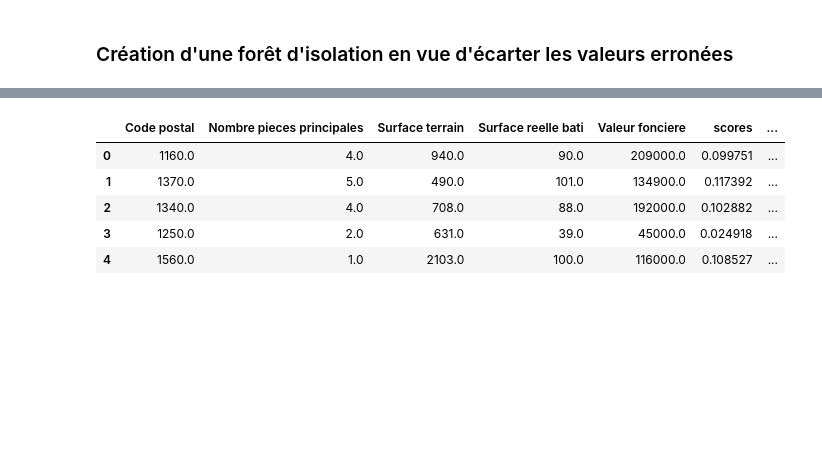
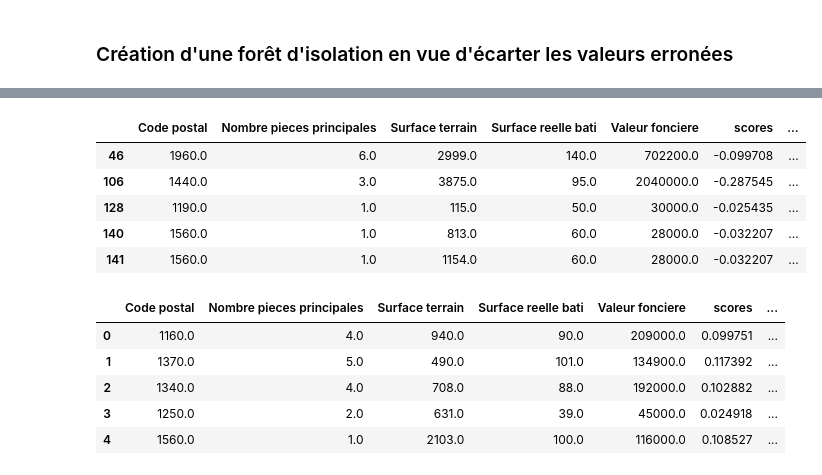
Before and after one commit to Twizzle1997/Immothep, a Jupyter notebook: notebook.ipynb, the cells around one changed output, grey strips where cells are left out. Cells and saved outputs as stored; diff of their text form; code cells hidden in the pictures; blank space fills up the shorter version.

Commit message:
[UPDATE] Isolation forest en méthode de classe, IF sur les appartements et nettoyage du notebook

```diff
--- a/notebook.ipynb
+++ b/notebook.ipynb
@@ -215 +185,11 @@ anomaly.head()
+# %%
+anomaly = predictor.isolationforest(maisons2019)
+anomaly.head()
+# %% [output]
+|  | Code postal | Nombre pieces principales | Surface terrain | Surface reelle bati | Valeur fonciere | scores | ... |
+| 46 | 1960.0 | 6.0 | 2999.0 | 140.0 | 702200.0 | -0.099708 | ... |
+| 106 | 1440.0 | 3.0 | 3875.0 | 95.0 | 2040000.0 | -0.287545 | ... |
+| 128 | 1190.0 | 1.0 | 115.0 | 50.0 | 30000.0 | -0.025435 | ... |
+| 140 | 1560.0 | 1.0 | 813.0 | 60.0 | 28000.0 | -0.032207 | ... |
+| 141 | 1560.0 | 1.0 | 1154.0 | 60.0 | 28000.0 | -0.032207 | ... |
 # %%
```
Also changed, not shown: parts of 6 cells of this notebook.
